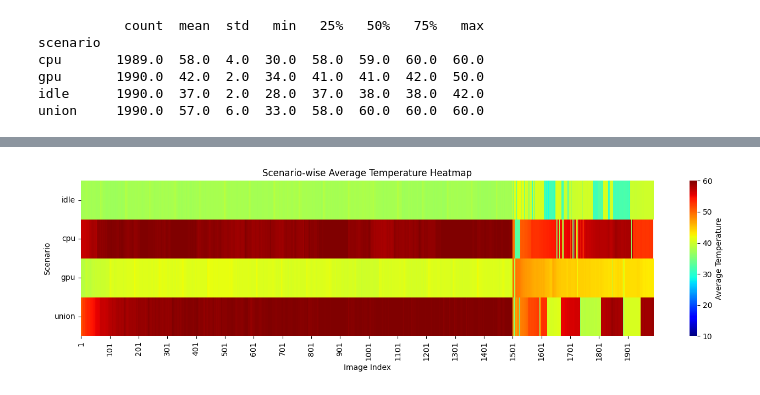
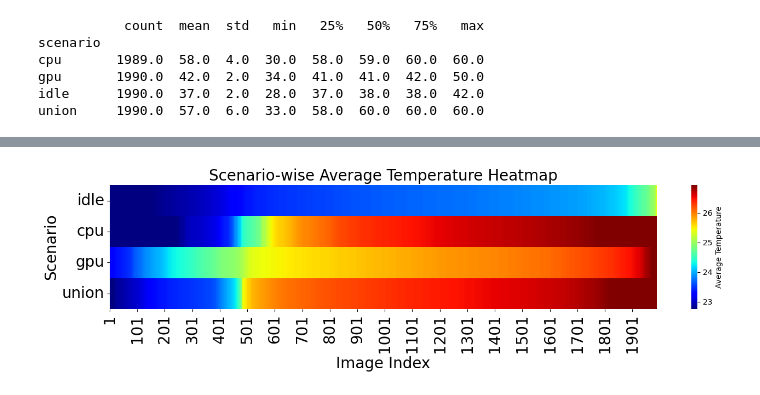
Before and after one commit to 2025-Capstone-Project/Data-Analysis, a Jupyter notebook: Analysis.ipynb, the cells around one changed output, grey strips where cells are left out. Drawn from its saved outputs; the diff is of its cells as text; code cells hidden in the pictures.

```diff
--- a/Analysis.ipynb
+++ b/Analysis.ipynb
@@ -9,6 +9,7 @@ Mounted at /content/drive
 print("현재 작업 경로: ", os.getcwd())
 os.chdir("/content/drive/MyDrive")
 print("변경된 작업 경로: ", os.getcwd())
+_FONT_SIZE = 20
 # %% [output]
 현재 작업 경로:  /content
 변경된 작업 경로:  /content/drive/MyDrive
@@ -294,34 +497,40 @@ for scenario in scenarios2:
 # %%
 # 히트맵 그리기
 plt.figure(figsize=(14, 4))
 
 max_len = max(len(row) for row in heatmap_data)
 padded_data = [row + [np.nan] * (max_len - len(row)) for row in heatmap_data]
 padded_array = np.array(padded_data)
 
+
+
 valid_data = padded_array[~np.isnan(padded_array)]
+for array_inst in padded_array:
+    array_inst = array_inst.sort()
 vmin = np.percentile(valid_data, 5)  # 하위 5% 값
 vmax = np.percentile(valid_data, 95)  # 상위 5% 값
 
 # sns.heatmap(heatmap_data, cmap='hot', annot=False, cbar_kws={'label': 'Average Brightness'}) #노란
 sns.heatmap(padded_array, cmap='jet', annot=False,
-            vmin=10, vmax=60,
+            vmin=vmin, vmax=vmax,
             cbar_kws={'label': 'Average Temperature'})
-plt.yticks(ticks=np.arange(len(scenarios)) + 0.5, labels=[s.replace("dataset_", "") for s in scenarios], rotation=0)
+plt.yticks(ticks=np.arange(len(scenarios)) + 0.5, labels=[s.replace("dataset_", "") for s in scenarios], rotation=0, fontsize=_FONT_SIZE)
 
 # X축 라벨 간격 조절 (예: 100개마다 한 번만 표시)
 x_interval = 100
 num_images = padded_array.shape[1]
 plt.xticks(
     ticks=np.arange(0, num_images, x_interval) + 0.5,
     labels=[str(i + 1) for i in range(0, num_images, x_interval)],
-    rotation=90
+    rotation=90,
+    fontsize=_FONT_SIZE
 )
 
-plt.xlabel("Image Index")
-plt.ylabel("Scenario")
-plt.title("Scenario-wise Average Temperature Heatmap")
+
+plt.xlabel("Image Index", fontsize=_FONT_SIZE)
+plt.ylabel("Scenario", fontsize=_FONT_SIZE)
+plt.title("Scenario-wise Average Temperature Heatmap", fontsize=_FONT_SIZE)
 plt.tight_layout()
 plt.show()
 # %% [output]
-[figure, old version]
+[figure, new version]
```
Also changed, not shown: parts of 12 cells of this notebook.
